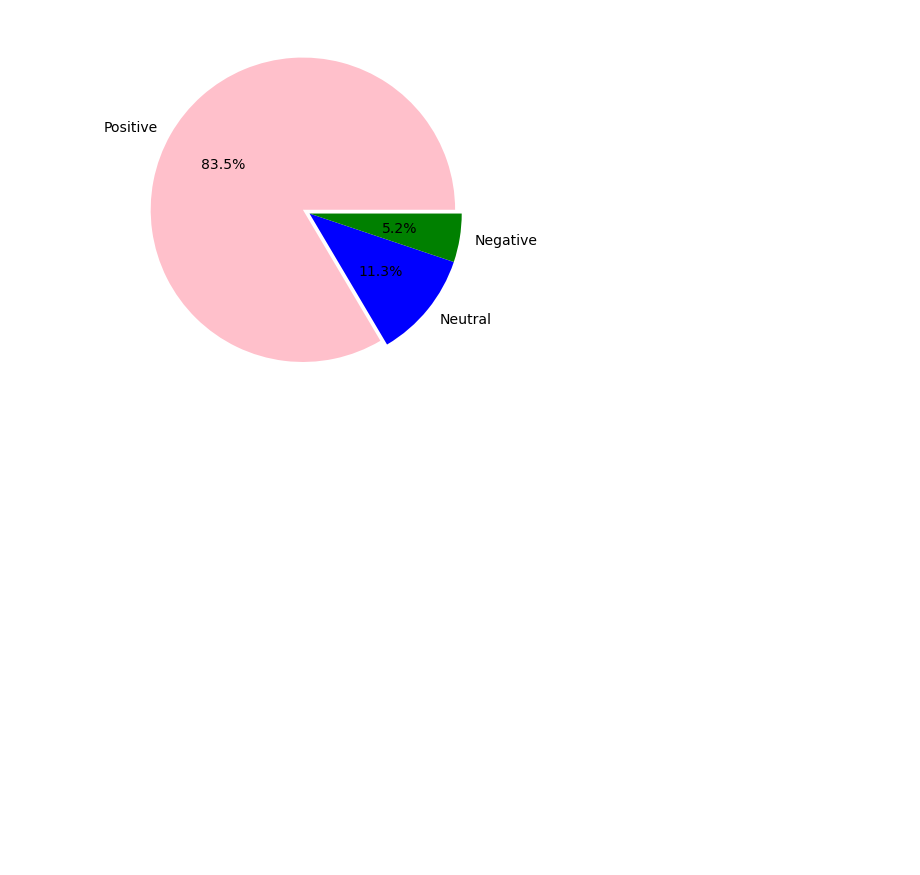
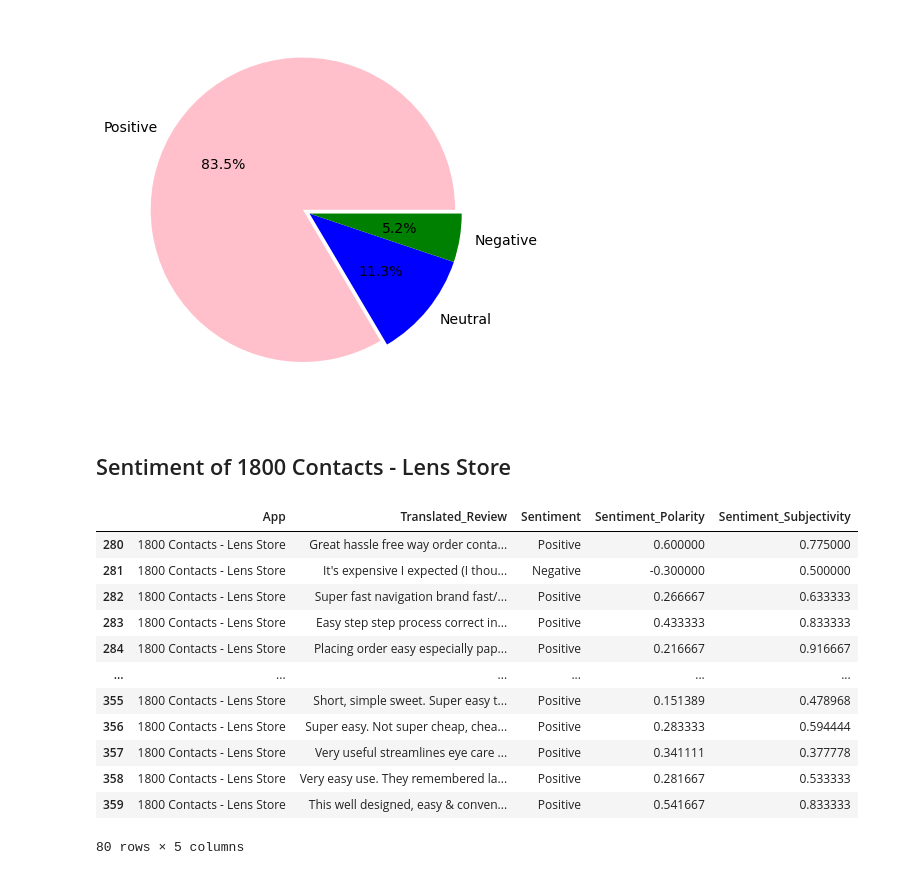
Before and after one commit to MrVishalKumbhar/Google_Play_Store_Review, a Jupyter notebook: Google_platstore_review.ipynb, the cells around one changed output. Cells and saved outputs as stored; diff of their text form; code cells hidden in the pictures; blank space fills up the shorter version.

```diff
--- a/Google_platstore_review.ipynb
+++ b/Google_platstore_review.ipynb
@@ -745,3 +751,23 @@ plt.pie(topAppSentiments['Sentiment'], labels = topAppSentiments['index'], autop
 plt.show()
 # %% [output]
 [figure]
+# %% [markdown]
+## Sentiment of 1800 Contacts - Lens Store
+# %%
+# Storing required values as dataframe in new variable
+NewApp = adf[adf['App'] == '1800 Contacts - Lens Store']
+NewApp
+# %% [output]
+|  | App | Translated_Review | Sentiment | Sentiment_Polarity | Sentiment_Subjectivity |
+| 280 | 1800 Contacts - Lens Store | Great hassle free way order conta... | Positive | 0.600000 | 0.775000 |
+| 281 | 1800 Contacts - Lens Store | It's expensive I expected (I thou... | Negative | -0.300000 | 0.500000 |
+| 282 | 1800 Contacts - Lens Store | Super fast navigation brand fast/... | Positive | 0.266667 | 0.633333 |
+| 283 | 1800 Contacts - Lens Store | Easy step step process correct in... | Positive | 0.433333 | 0.833333 |
+| 284 | 1800 Contacts - Lens Store | Placing order easy especially pap... | Positive | 0.216667 | 0.916667 |
+| ... | ... | ... | ... | ... | ... |
+| 355 | 1800 Contacts - Lens Store | Short, simple sweet. Super easy t... | Positive | 0.151389 | 0.478968 |
+| 356 | 1800 Contacts - Lens Store | Super easy. Not super cheap, chea... | Positive | 0.283333 | 0.594444 |
+| 357 | 1800 Contacts - Lens Store | Very useful streamlines eye care ... | Positive | 0.341111 | 0.377778 |
+| 358 | 1800 Contacts - Lens Store | Very easy use. They remembered la... | Positive | 0.281667 | 0.533333 |
+| 359 | 1800 Contacts - Lens Store | This well designed, easy & conven... | Positive | 0.541667 | 0.833333 |
+80 rows × 5 columns
```
Also changed, not shown: parts of 4 cells of this notebook.
